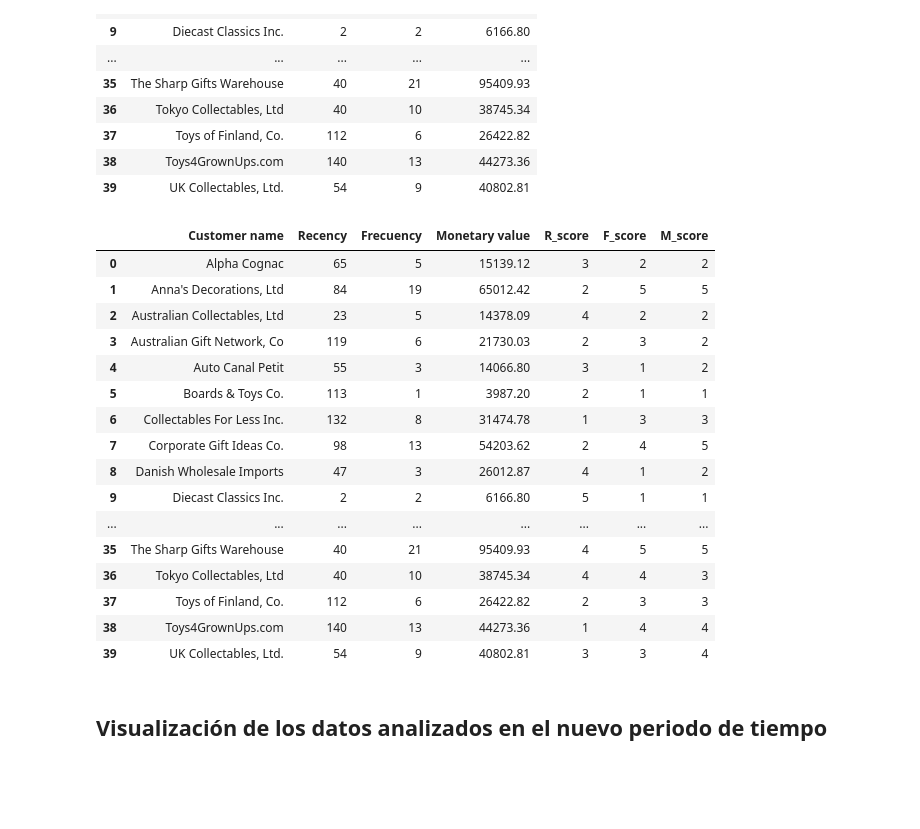
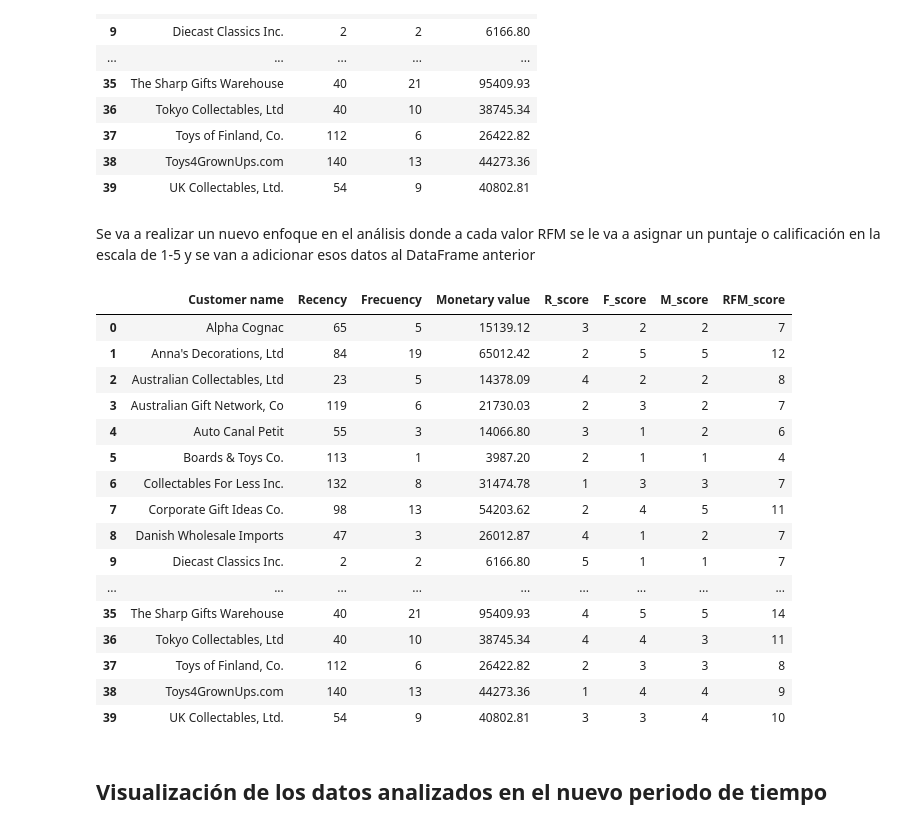
Before and after one commit to DanoSnow/NataSquad-AI-Hackathon, a Jupyter notebook: customers.ipynb, the cells around one changed output. Drawn from its saved outputs; the diff is of its cells as text; code cells hidden in the pictures; blank space fills up the shorter version.

```diff
--- a/customers.ipynb
+++ b/customers.ipynb
@@ -465,33 +463,40 @@ customers_2005_rfm
 | 37 | Toys of Finland, Co. | 112 | 6 | 26422.82 |
 | 38 | Toys4GrownUps.com | 140 | 13 | 44273.36 |
 | 39 | UK Collectables, Ltd. | 54 | 9 | 40802.81 |
+# %% [markdown]
+Se va a realizar un nuevo enfoque en el análisis donde a cada valor RFM se le va a asignar un puntaje o calificación en la escala de 1-5 y se van a adicionar esos datos al DataFrame anterior
 # %%
 # Nuevo enfoque del análisis orientado al puntaje de RFM en la escala de 1-5
 r = pd.qcut(customers_2005_rfm["Recency"], q=5, labels=range(5,0,-1)) # Mientras mayor recencia menor puntaje
 f = pd.qcut(customers_2005_rfm["Frecuency"], q=5, labels=range(1,6))
 m = pd.qcut(customers_2005_rfm["Monetary value"], q=5, labels=range(1,6))
 
 # Construcción del DataFrame
 customers_2005_rfm = customers_2005_rfm.assign(R_score=r, F_score=f, M_score=m)
+# Como los datos de las columnas R/F/M_score son de tipo categórico se transforman a tipo de dato int para tenerlos en cuenta durante la segmentación
+customers_2005_rfm["R_score"] = customers_2005_rfm["R_score"].astype(int)
+customers_2005_rfm["F_score"] = customers_2005_rfm["F_score"].astype(int)
+customers_2005_rfm["M_score"] = customers_2005_rfm["M_score"].astype(int)
+customers_2005_rfm["RFM_score"] = customers_2005_rfm["R_score"] + customers_2005_rfm["F_score"] + customers_2005_rfm["M_score"]
 customers_2005_rfm
 # %% [output]
-|  | Customer name | Recency | Frecuency | Monetary value | R_score | F_score | M_score |
-| 0 | Alpha Cognac | 65 | 5 | 15139.12 | 3 | 2 | 2 |
-| 1 | Anna's Decorations, Ltd | 84 | 19 | 65012.42 | 2 | 5 | 5 |
-| 2 | Australian Collectables, Ltd | 23 | 5 | 14378.09 | 4 | 2 | 2 |
-| 3 | Australian Gift Network, Co | 119 | 6 | 21730.03 | 2 | 3 | 2 |
-| 4 | Auto Canal Petit | 55 | 3 | 14066.80 | 3 | 1 | 2 |
-| 5 | Boards & Toys Co. | 113 | 1 | 3987.20 | 2 | 1 | 1 |
-| 6 | Collectables For Less Inc. | 132 | 8 | 31474.78 | 1 | 3 | 3 |
-| 7 | Corporate Gift Ideas Co. | 98 | 13 | 54203.62 | 2 | 4 | 5 |
-| 8 | Danish Wholesale Imports | 47 | 3 | 26012.87 | 4 | 1 | 2 |
-| 9 | Diecast Classics Inc. | 2 | 2 | 6166.80 | 5 | 1 | 1 |
-| ... | ... | ... | ... | ... | ... | ... | ... |
-| 35 | The Sharp Gifts Warehouse | 40 | 21 | 95409.93 | 4 | 5 | 5 |
-| 36 | Tokyo Collectables, Ltd | 40 | 10 | 38745.34 | 4 | 4 | 3 |
-| 37 | Toys of Finland, Co. | 112 | 6 | 26422.82 | 2 | 3 | 3 |
-| 38 | Toys4GrownUps.com | 140 | 13 | 44273.36 | 1 | 4 | 4 |
-| 39 | UK Collectables, Ltd. | 54 | 9 | 40802.81 | 3 | 3 | 4 |
+|  | Customer name | Recency | Frecuency | Monetary value | R_score | F_score | M_score | RFM_score |
+| 0 | Alpha Cognac | 65 | 5 | 15139.12 | 3 | 2 | 2 | 7 |
+| 1 | Anna's Decorations, Ltd | 84 | 19 | 65012.42 | 2 | 5 | 5 | 12 |
+| 2 | Australian Collectables, Ltd | 23 | 5 | 14378.09 | 4 | 2 | 2 | 8 |
+| 3 | Australian Gift Network, Co | 119 | 6 | 21730.03 | 2 | 3 | 2 | 7 |
+| 4 | Auto Canal Petit | 55 | 3 | 14066.80 | 3 | 1 | 2 | 6 |
+| 5 | Boards & Toys Co. | 113 | 1 | 3987.20 | 2 | 1 | 1 | 4 |
+| 6 | Collectables For Less Inc. | 132 | 8 | 31474.78 | 1 | 3 | 3 | 7 |
+| 7 | Corporate Gift Ideas Co. | 98 | 13 | 54203.62 | 2 | 4 | 5 | 11 |
+| 8 | Danish Wholesale Imports | 47 | 3 | 26012.87 | 4 | 1 | 2 | 7 |
+| 9 | Diecast Classics Inc. | 2 | 2 | 6166.80 | 5 | 1 | 1 | 7 |
+| ... | ... | ... | ... | ... | ... | ... | ... | ... |
+| 35 | The Sharp Gifts Warehouse | 40 | 21 | 95409.93 | 4 | 5 | 5 | 14 |
+| 36 | Tokyo Collectables, Ltd | 40 | 10 | 38745.34 | 4 | 4 | 3 | 11 |
+| 37 | Toys of Finland, Co. | 112 | 6 | 26422.82 | 2 | 3 | 3 | 8 |
+| 38 | Toys4GrownUps.com | 140 | 13 | 44273.36 | 1 | 4 | 4 | 9 |
+| 39 | UK Collectables, Ltd. | 54 | 9 | 40802.81 | 3 | 3 | 4 | 10 |
 # %% [markdown]
 ## Visualización de los datos analizados en el nuevo periodo de tiempo
 # %%
```
Also changed, not shown: parts of 13 cells of this notebook.
